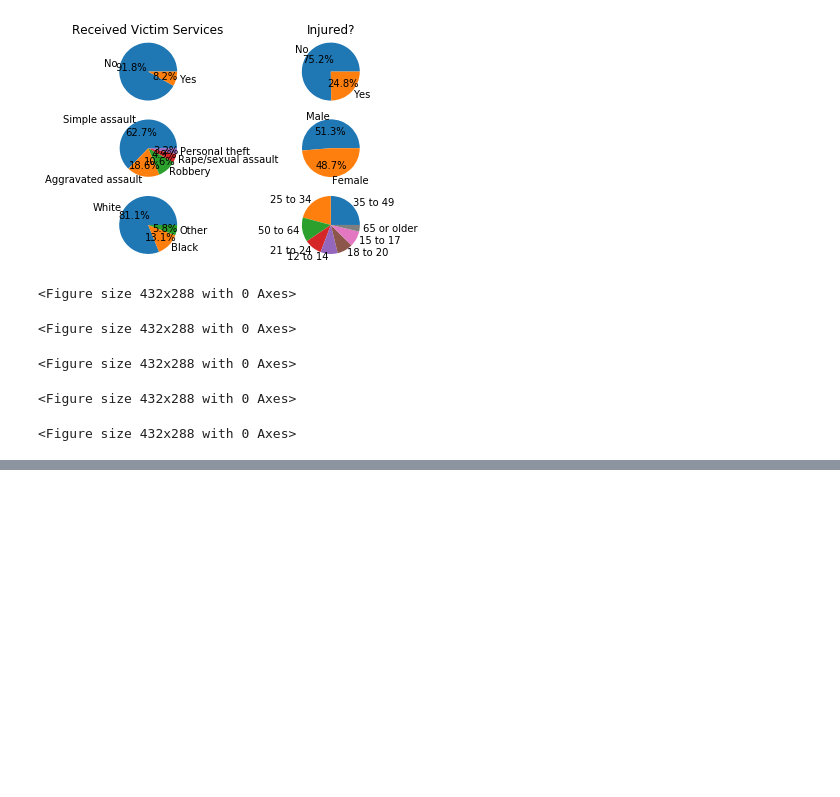
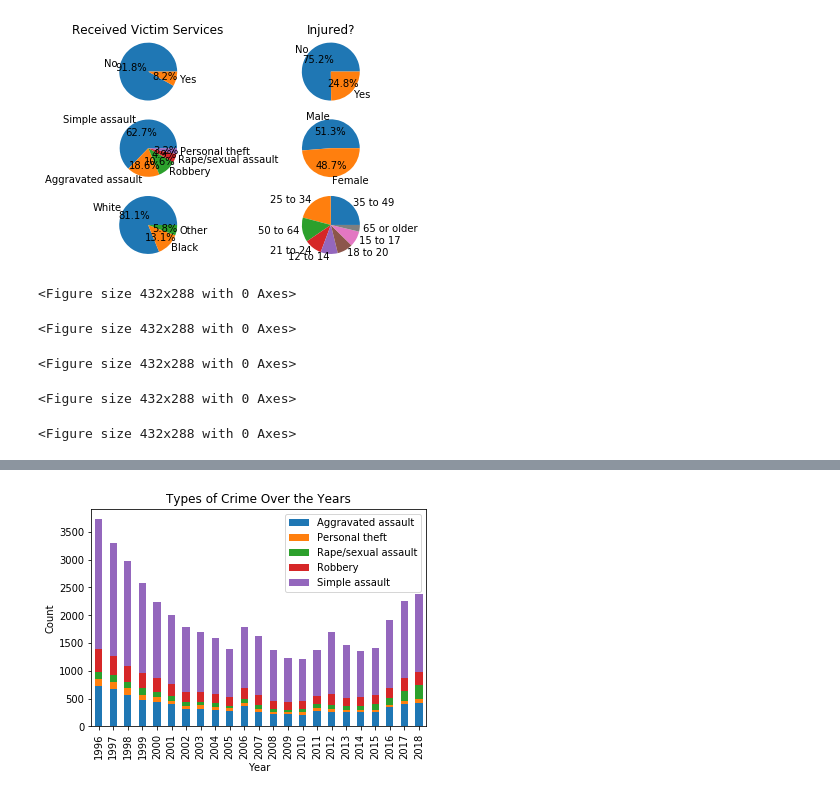
Before and after one commit to DavidMStern/ProjectOne, a Jupyter notebook: testing/dvd_analysis.ipynb, the cells around one changed output, grey strips where cells are left out. Drawn from its saved outputs; the diff is of its cells as text; code cells hidden in the pictures; blank space fills up the shorter version.

```diff
--- a/testing/dvd_analysis.ipynb
+++ b/testing/dvd_analysis.ipynb
@@ -124,0 +110,9 @@ plt.show()
+# %%
+# g1 = df.groupby([ "Year", "Type of crime"]).count()
+
+# year_crime_df = pd.DataFrame({'Year' : df.groupby(["Type of crime"] ).size()}).reset_index()
+# year_crime_df
+
+
+year_crime_df = pd.DataFrame({'count' : df.groupby( [ "Year", "Type of crime"] ).size()}).reset_index()
+year_crime_df
@@ -124,0 +133,10 @@ plt.show()
+# %%
+s = (year_crime_df.pivot_table(
+        index='Year', columns='Type of crime', values = year_crime_df.groupby('Type of crime').count(), aggfunc='sum'))
+s.plot(kind='bar', stacked=True)
+plt.title('Types of Crime Over the Years')
+plt.ylabel('Count')
+plt.legend(year_crime_df['Type of crime'])
+plt.show()
+# %% [output]
+[figure, added]
```
Also changed, not shown: parts of 4 cells of this notebook.
